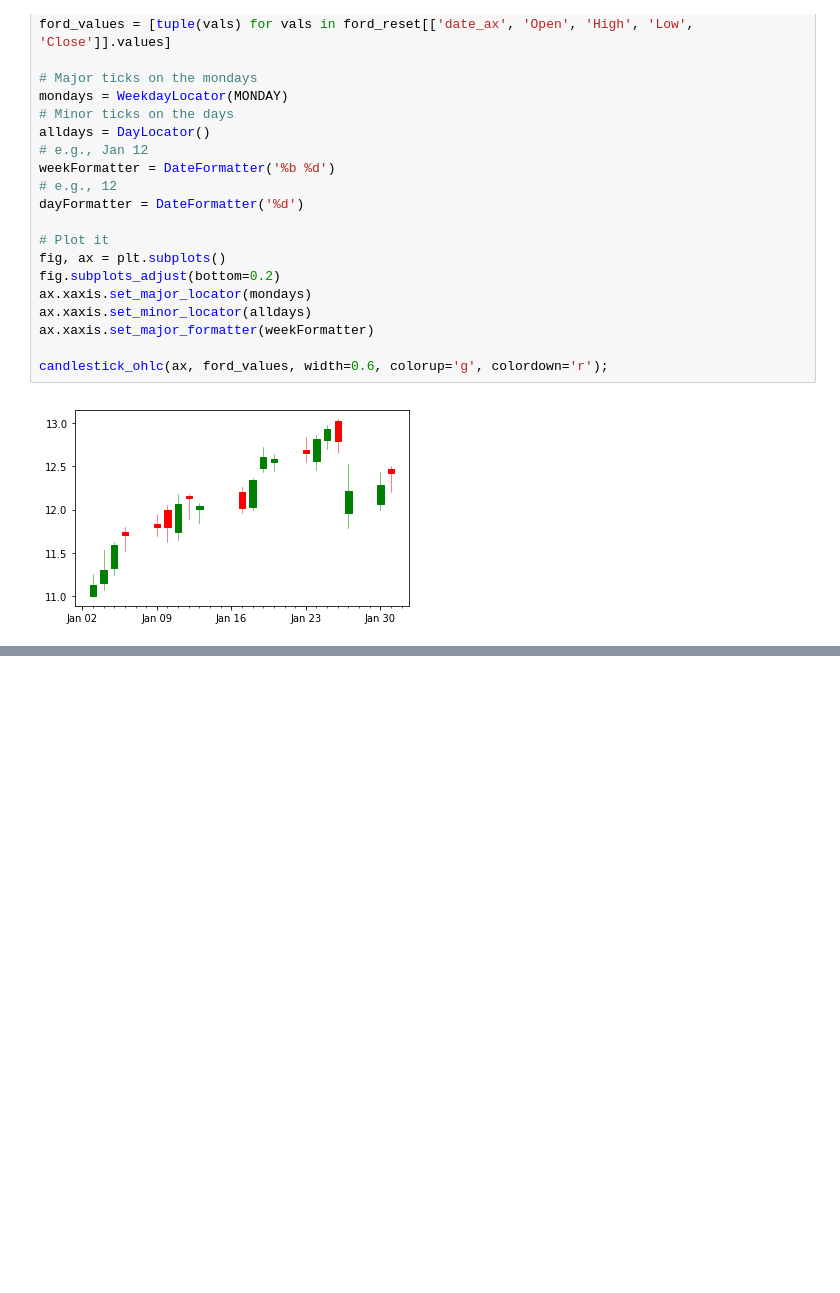
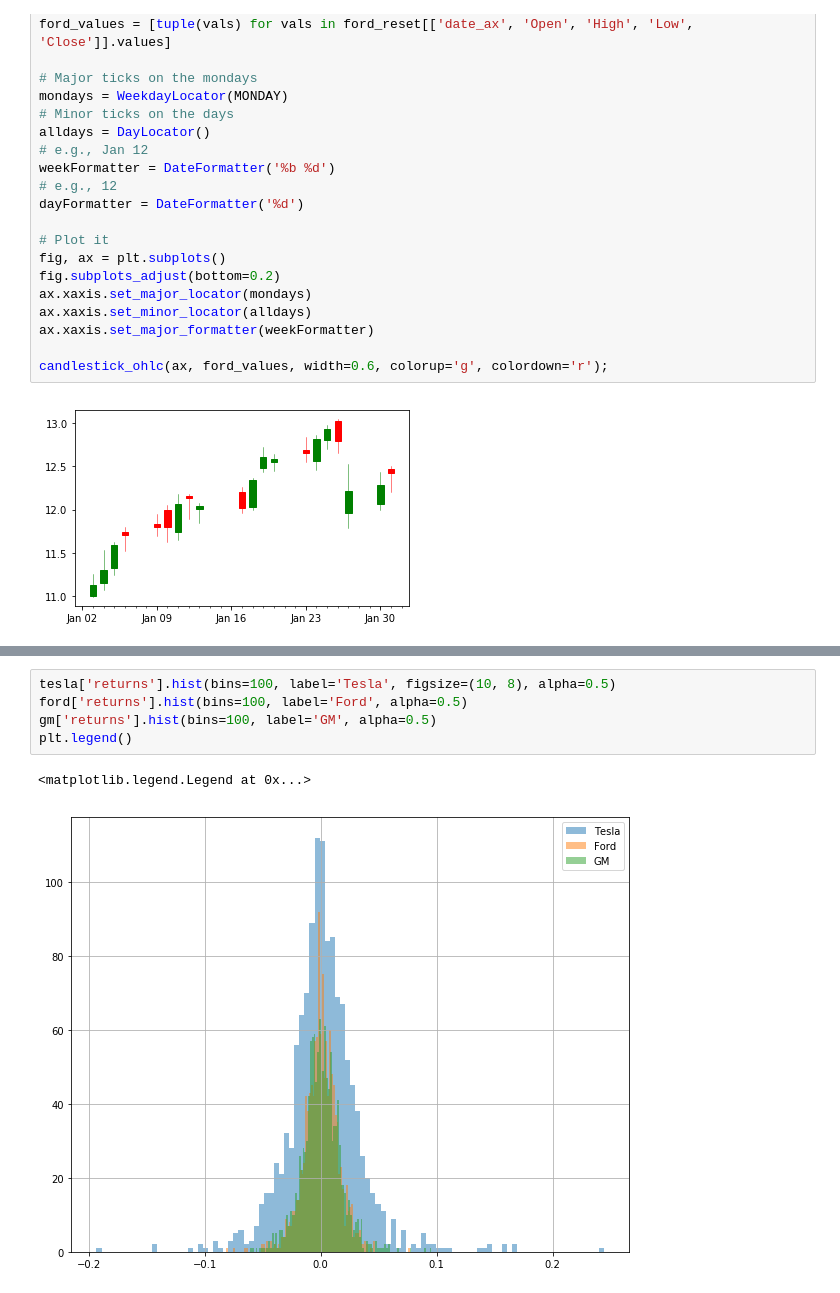
Before and after one commit to fagan2888/udemy-python-for-finance, a Jupyter notebook: stock_market_analysis.ipynb, the cells around one changed output, grey strips where cells are left out. Drawn from its saved outputs; the diff is of its cells as text; blank space fills up the shorter version.

```diff
--- a/stock_market_analysis.ipynb
+++ b/stock_market_analysis.ipynb
@@ -180,0 +255,8 @@ candlestick_ohlc(ax, ford_values, width=0.6, colorup='g', colordown='r');
+# %%
+tesla['returns'].hist(bins=100, label='Tesla', figsize=(10, 8), alpha=0.5)
+ford['returns'].hist(bins=100, label='Ford', alpha=0.5)
+gm['returns'].hist(bins=100, label='GM', alpha=0.5)
+plt.legend()
+# %% [output]
+<matplotlib.legend.Legend at 0x...>
+[figure, added]
```
Also changed, not shown: parts of 14 cells of this notebook.
